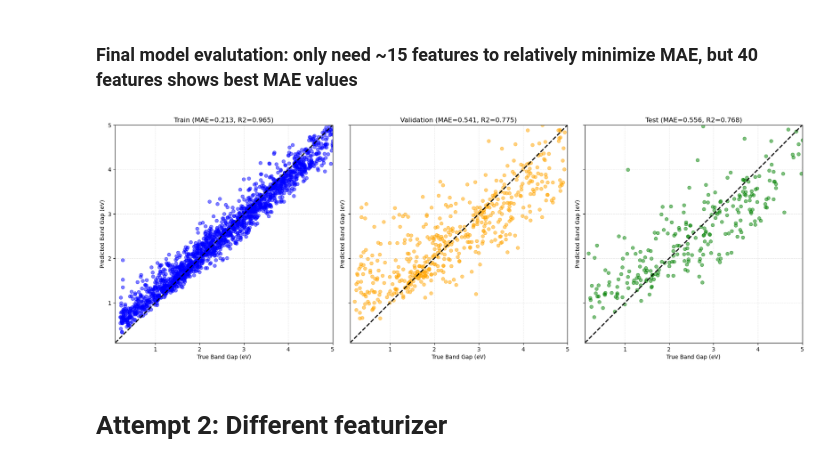
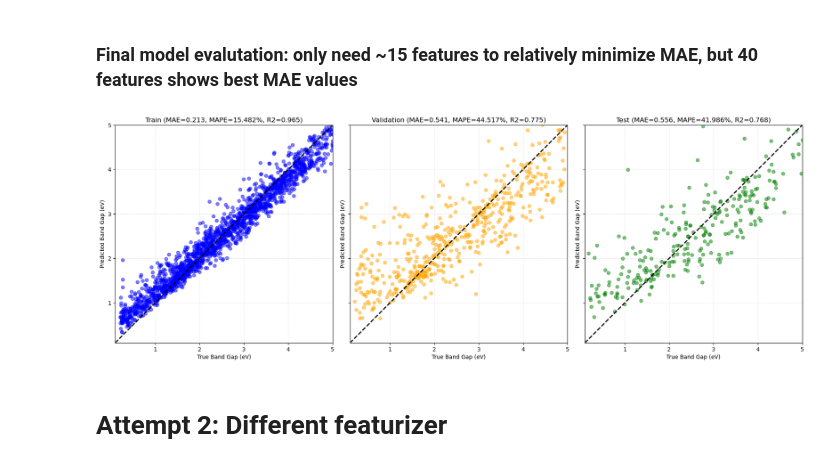
Before and after one commit to coenradtt/ML4MSD-HW-CoenradtT, a Jupyter notebook: Final Project/Final_project_template.ipynb, the cells around one changed output. Cells and saved outputs as stored; diff of their text form; code cells hidden in the pictures.

```diff
--- a/Final Project/Final_project_template.ipynb
+++ b/Final Project/Final_project_template.ipynb
@@ -149,13 +115,14 @@ Number of metal oxides with non-zero band gaps: 3601
 # %% [markdown]
 ### Data-cleaning: check and remove NaN bandgap entries. I checked, there are not duplicate entries
 # %%
-# --- DATA CLEANING ---
+# Drop rows where band_gap is NaN
+df_oxides = df_oxides.dropna(subset=["band_gap"])
 
-# 1. Drop rows where band_gap is NaN
-df_oxides = df_oxides.dropna(subset=["band_gap"])
+# Drop duplicate compositions, keep first occurrence
+df_oxides = df_oxides.drop_duplicates(subset=["composition"])
 
 # Reset index after cleaning
 df_oxides = df_oxides.reset_index(drop=True)
 
-print("Cleaned dataframe size:", len(df_oxides))
+print("Cleaned dataframe size after dropping NaNs and duplicate compositions:", len(df_oxides))
 # %% [output]
@@ -458,7 +591,8 @@ plt.show()
 # %% [markdown]
 ### **Final model evalutation**: only need ~15 features to relatively minimize MAE, but 40 features shows best MAE values
 # %%
-from sklearn.metrics import r2_score
+from sklearn.metrics import r2_score, mean_absolute_error, mean_absolute_percentage_error
+
 
 final_features = selected_features_dict[40]
 rf_final = RandomForestRegressor(
@@ -491,6 +625,10 @@ r2_train = r2_score(y_train, y_train_pred)
 r2_val = r2_score(y_val, y_val_pred)
 r2_test = r2_score(y_test, y_test_pred)
 
+mape_train = mean_absolute_percentage_error(y_train, y_train_pred)
+mape_val = mean_absolute_percentage_error(y_val, y_val_pred)
+mape_test = mean_absolute_percentage_error(y_test, y_test_pred)
+
 # --- Parity plots (0.1 to 5 range) ---
 fig, axes = plt.subplots(1, 3, figsize=(18, 6), sharex=True, sharey=True)
 
@@ -502,38 +640,38 @@ axes[0].scatter(y_train, y_train_pred, alpha=0.5, color='blue')
 axes[0].plot([min_val, max_val], [min_val, max_val], 'k--', lw=2)
 axes[0].set_xlim(min_val, max_val)
 axes[0].set_ylim(min_val, max_val)
-axes[0].set_title(f"Train (MAE={mae_train:.3f}, R2={r2_train:.3f})")
+axes[0].set_title(f"Train (MAE={mae_train:.3f}, MAPE={mape_train:.3%}, R2={r2_train:.3f})")
 axes[0].set_xlabel("True Band Gap (eV)")
 axes[0].set_ylabel("Predicted Band Gap (eV)")
 axes[0].set_aspect('equal', adjustable='box')
 axes[0].grid(True, linestyle='--', alpha=0.3)
 
 # Validation
 axes[1].scatter(y_val, y_val_pred, alpha=0.5, color='orange')
 axes[1].plot([min_val, max_val], [min_val, max_val], 'k--', lw=2)
 axes[1].set_xlim(min_val, max_val)
 axes[1].set_ylim(min_val, max_val)
-axes[1].set_title(f"Validation (MAE={mae_val:.3f}, R2={r2_val:.3f})")
+axes[1].set_title(f"Validation (MAE={mae_val:.3f}, MAPE={mape_val:.3%}, R2={r2_val:.3f})")
 axes[1].set_xlabel("True Band Gap (eV)")
 axes[1].set_ylabel("Predicted Band Gap (eV)")
 axes[1].set_aspect('equal', adjustable='box')
 axes[1].grid(True, linestyle='--', alpha=0.3)
 
 # Test
 axes[2].scatter(y_test, y_test_pred, alpha=0.5, color='green')
 axes[2].plot([min_val, max_val], [min_val, max_val], 'k--', lw=2)
 axes[2].set_xlim(min_val, max_val)
 axes[2].set_ylim(min_val, max_val)
-axes[2].set_title(f"Test (MAE={mae_test:.3f}, R2={r2_test:.3f})")
+axes[2].set_title(f"Test (MAE={mae_test:.3f}, MAPE={mape_test:.3%}, R2={r2_test:.3f})")
 axes[2].set_xlabel("True Band Gap (eV)")
 axes[2].set_ylabel("Predicted Band Gap (eV)")
 axes[2].set_aspect('equal', adjustable='box')
 axes[2].grid(True, linestyle='--', alpha=0.3)
 
 plt.tight_layout()
 plt.show()
 # %% [output]
-[figure, old version]
+[figure, new version]
 # %% [markdown]
 # Attempt 2: Different featurizer
 # %%
```
Also changed, not shown: parts of 19 cells of this notebook.
